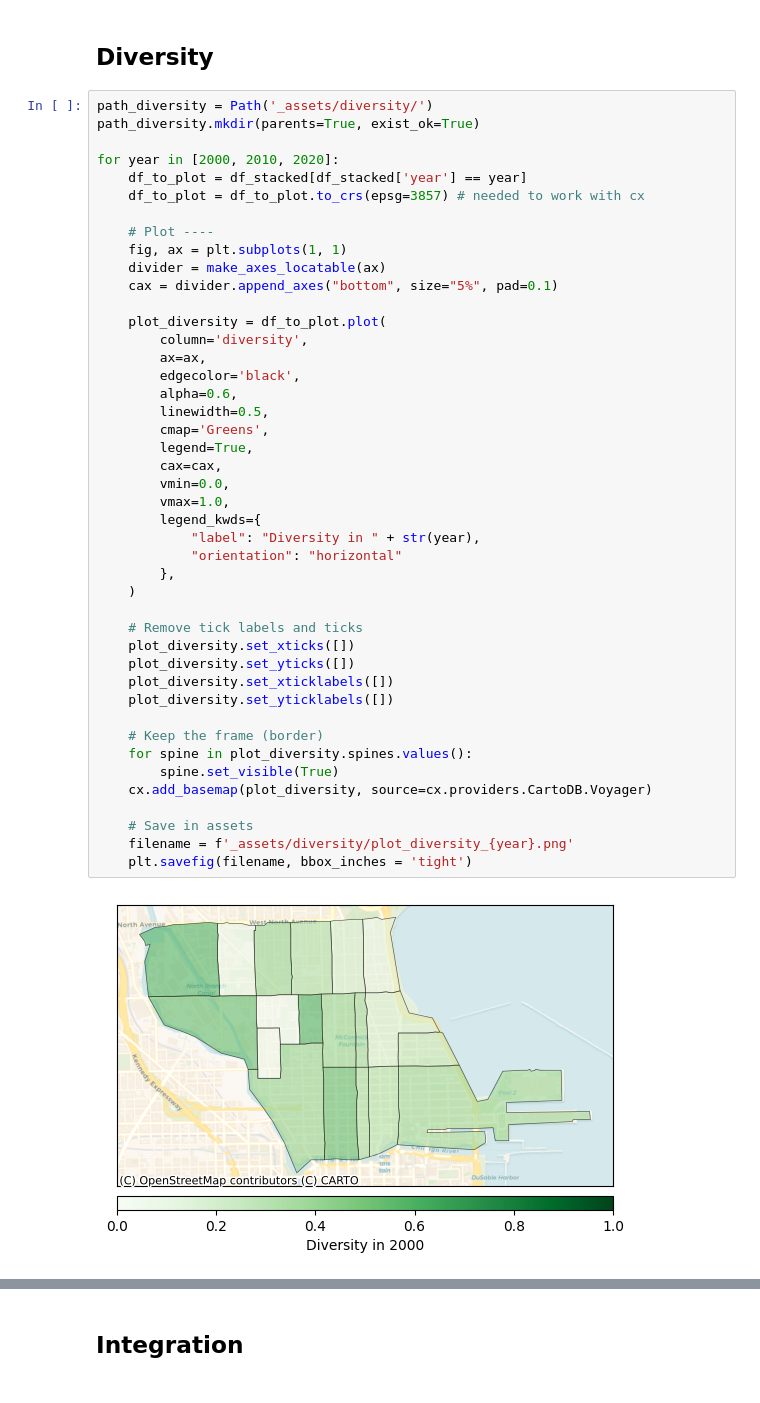
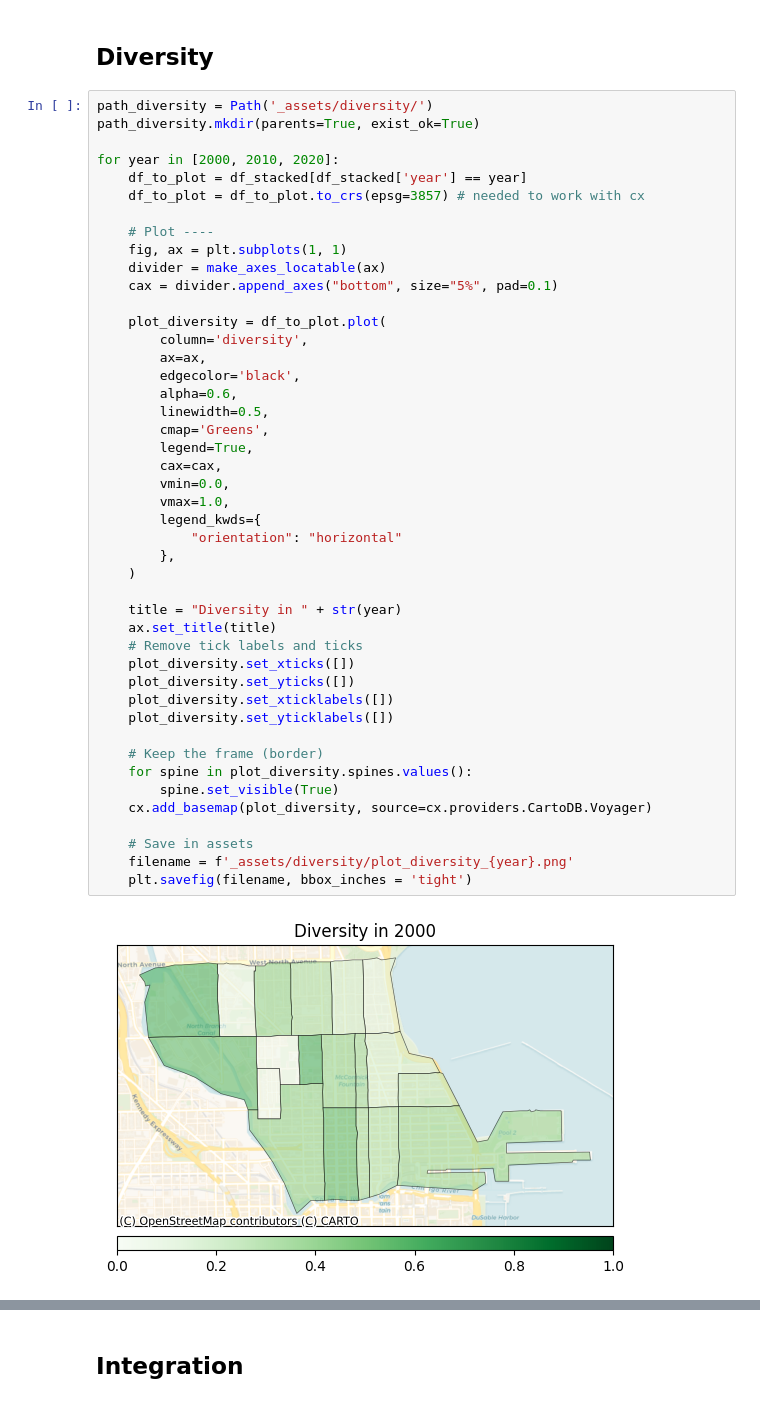
Before and after one commit to bryantco/near-north-demographics, a Jupyter notebook: main.ipynb, the cells around one changed output, grey strips where cells are left out. Drawn from its saved outputs; the diff is of its cells as text.

```diff
--- a/main.ipynb
+++ b/main.ipynb
@@ -353,32 +354,33 @@ for year in [2000, 2010, 2020]:
         column='diversity',
         ax=ax,
         edgecolor='black',
         alpha=0.6,
         linewidth=0.5,
         cmap='Greens',
         legend=True,
         cax=cax,
         vmin=0.0,
         vmax=1.0,
         legend_kwds={
-            "label": "Diversity in " + str(year),
             "orientation": "horizontal"
         },
     )
 
+    title = "Diversity in " + str(year)
+    ax.set_title(title)
     # Remove tick labels and ticks
     plot_diversity.set_xticks([])
     plot_diversity.set_yticks([])
     plot_diversity.set_xticklabels([])
     plot_diversity.set_yticklabels([])
 
     # Keep the frame (border)
     for spine in plot_diversity.spines.values():
         spine.set_visible(True)
     cx.add_basemap(plot_diversity, source=cx.providers.CartoDB.Voyager)
 
     # Save in assets
     filename = f'_assets/diversity/plot_diversity_{year}.png'
     plt.savefig(filename, bbox_inches = 'tight')
 # %% [output]
-[figure, old version]
+[figure, new version]
```
Also changed, not shown: parts of 7 cells of this notebook, 12 other files.
